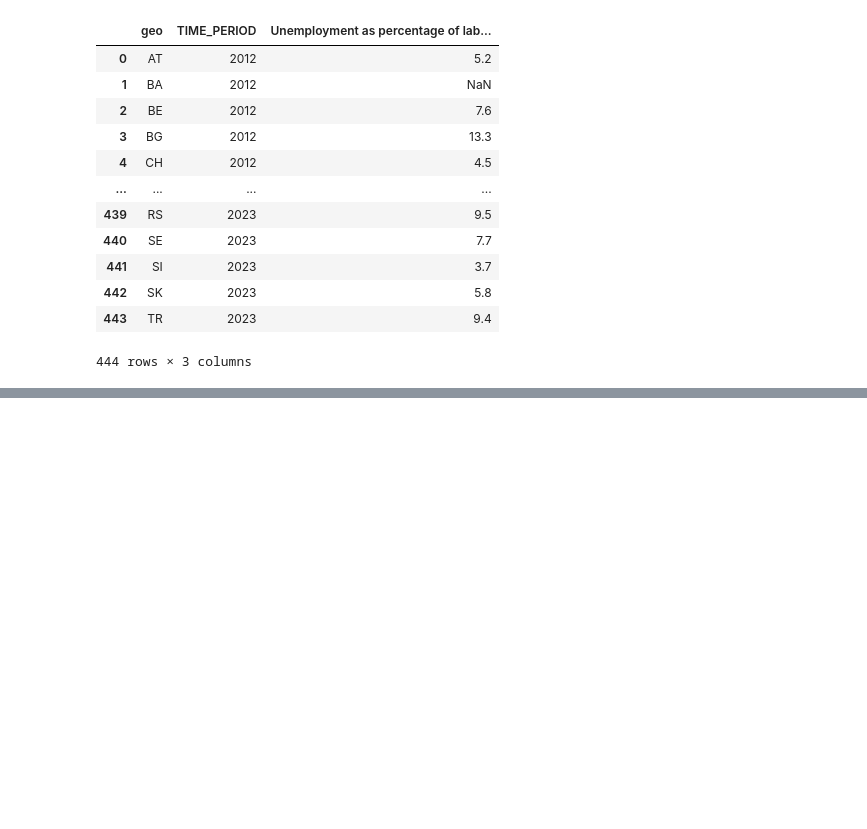
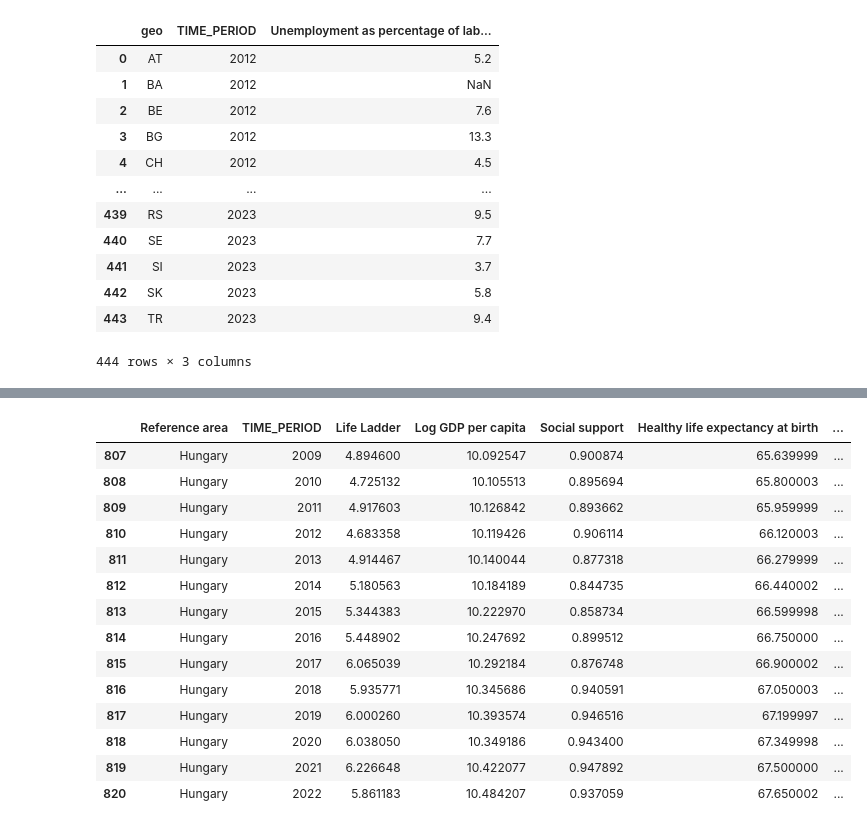
Before and after one commit to TRossen89/BI_Exam, a Jupyter notebook: SocialBenefitsEmploymentAndGDP.ipynb, the cells around one changed output, grey strips where cells are left out. Drawn from its saved outputs; the diff is of its cells as text; code cells hidden in the pictures; blank space fills up the shorter version.

```diff
--- a/SocialBenefitsEmploymentAndGDP.ipynb
+++ b/SocialBenefitsEmploymentAndGDP.ipynb
@@ -1688,0 +1741,19 @@ unempl_clean_df
+# %%
+df_hungary = world_happiness_clean_df[world_happiness_clean_df["Reference area"]=="Hungary"]
+df_hungary.iloc[1:15]
+# %% [output]
+|  | Reference area | TIME_PERIOD | Life Ladder | Log GDP per capita | Social support | Healthy life expectancy at birth | ... |
+| 807 | Hungary | 2009 | 4.894600 | 10.092547 | 0.900874 | 65.639999 | ... |
+| 808 | Hungary | 2010 | 4.725132 | 10.105513 | 0.895694 | 65.800003 | ... |
+| 809 | Hungary | 2011 | 4.917603 | 10.126842 | 0.893662 | 65.959999 | ... |
+| 810 | Hungary | 2012 | 4.683358 | 10.119426 | 0.906114 | 66.120003 | ... |
+| 811 | Hungary | 2013 | 4.914467 | 10.140044 | 0.877318 | 66.279999 | ... |
+| 812 | Hungary | 2014 | 5.180563 | 10.184189 | 0.844735 | 66.440002 | ... |
+| 813 | Hungary | 2015 | 5.344383 | 10.222970 | 0.858734 | 66.599998 | ... |
+| 814 | Hungary | 2016 | 5.448902 | 10.247692 | 0.899512 | 66.750000 | ... |
+| 815 | Hungary | 2017 | 6.065039 | 10.292184 | 0.876748 | 66.900002 | ... |
+| 816 | Hungary | 2018 | 5.935771 | 10.345686 | 0.940591 | 67.050003 | ... |
+| 817 | Hungary | 2019 | 6.000260 | 10.393574 | 0.946516 | 67.199997 | ... |
+| 818 | Hungary | 2020 | 6.038050 | 10.349186 | 0.943400 | 67.349998 | ... |
+| 819 | Hungary | 2021 | 6.226648 | 10.422077 | 0.947892 | 67.500000 | ... |
+| 820 | Hungary | 2022 | 5.861183 | 10.484207 | 0.937059 | 67.650002 | ... |
```
Also changed, not shown: parts of 38 cells of this notebook.
